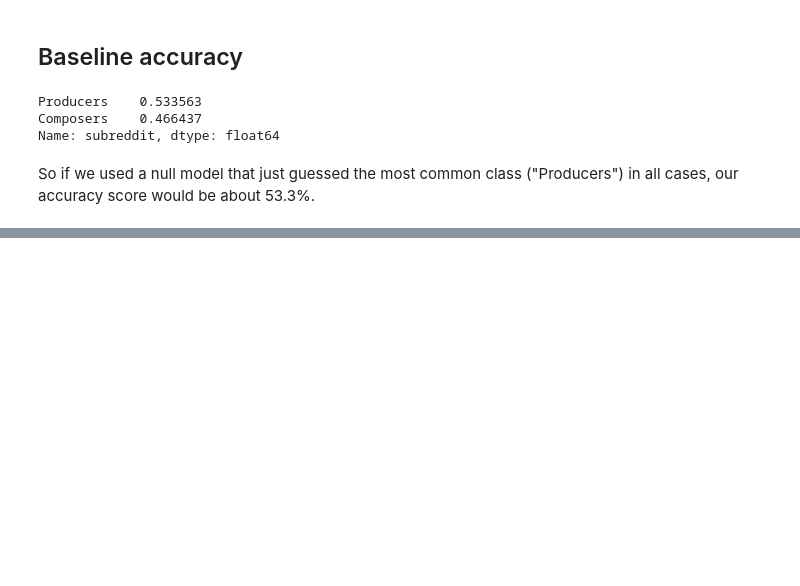
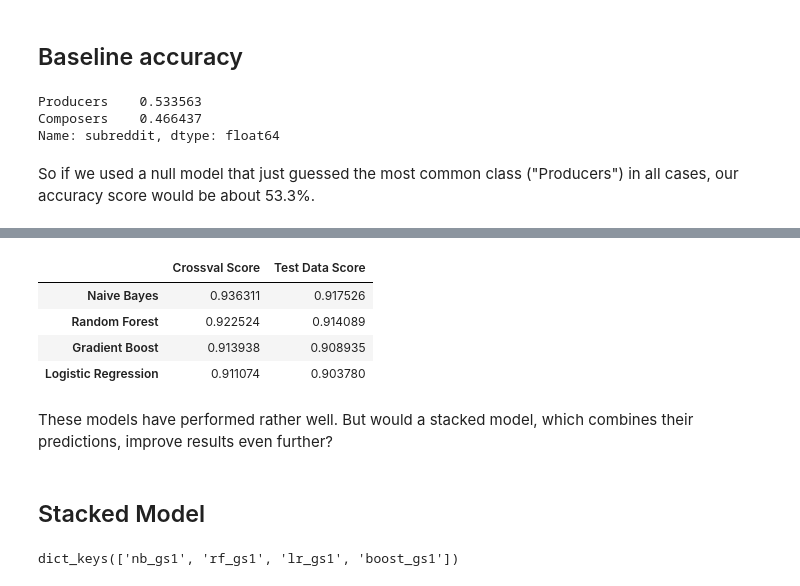
Before and after one commit to simonlazarus/Classifying-Music-Makers-from-Message-Data, a Jupyter notebook: code/04_modeling.ipynb, the cells around one changed output, grey strips where cells are left out. Cells and saved outputs as stored; diff of their text form; code cells hidden in the pictures; blank space fills up the shorter version.

```diff
--- a/code/04_modeling.ipynb
+++ b/code/04_modeling.ipynb
@@ -676,0 +627,32 @@ TypeError: transform() missing 1 required positional argument: 'y'
+# %%
+names_dict = {'nb_gs1': 'Naive Bayes',
+              'rf_gs1': 'Random Forest',
+              'lr_gs1': 'Logistic Regression',
+              'boost_gs1':'Gradient Boost'}
+
+X_test = val_df['post']
+y_test = val_df['subreddit']
+
+results_dict = {}
+for est in names_dict.keys():
+    results_dict[names_dict[est]] = {
+     'Crossval Score': locals()[est].best_score_,
+     'Test Data Score': locals()[est].score(X_test, y_test)
+    }
+
+results_df = pd.DataFrame(results_dict).T
+results_df.sort_values('Crossval Score', ascending=False)
+# %% [output]
+|  | Crossval Score | Test Data Score |
+| Naive Bayes | 0.936311 | 0.917526 |
+| Random Forest | 0.922524 | 0.914089 |
+| Gradient Boost | 0.913938 | 0.908935 |
+| Logistic Regression | 0.911074 | 0.903780 |
+# %% [markdown]
+These models have performed rather well.  But would a stacked model, which combines their predictions, improve results even further?
+# %% [markdown]
+## Stacked Model
+# %%
+names_dict.keys()
+# %% [output]
+dict_keys(['nb_gs1', 'rf_gs1', 'lr_gs1', 'boost_gs1'])
```
Also changed, not shown: parts of 162 cells of this notebook, 2 other files.
